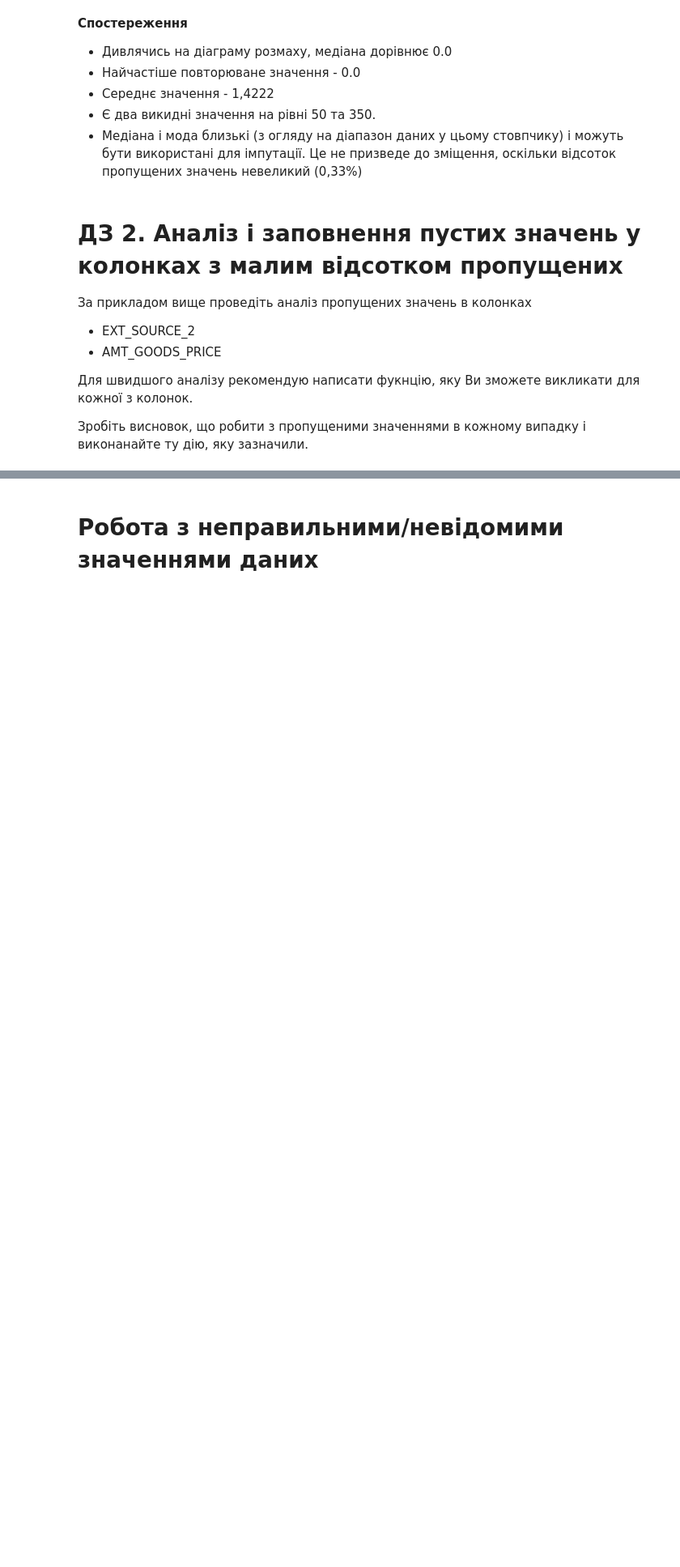
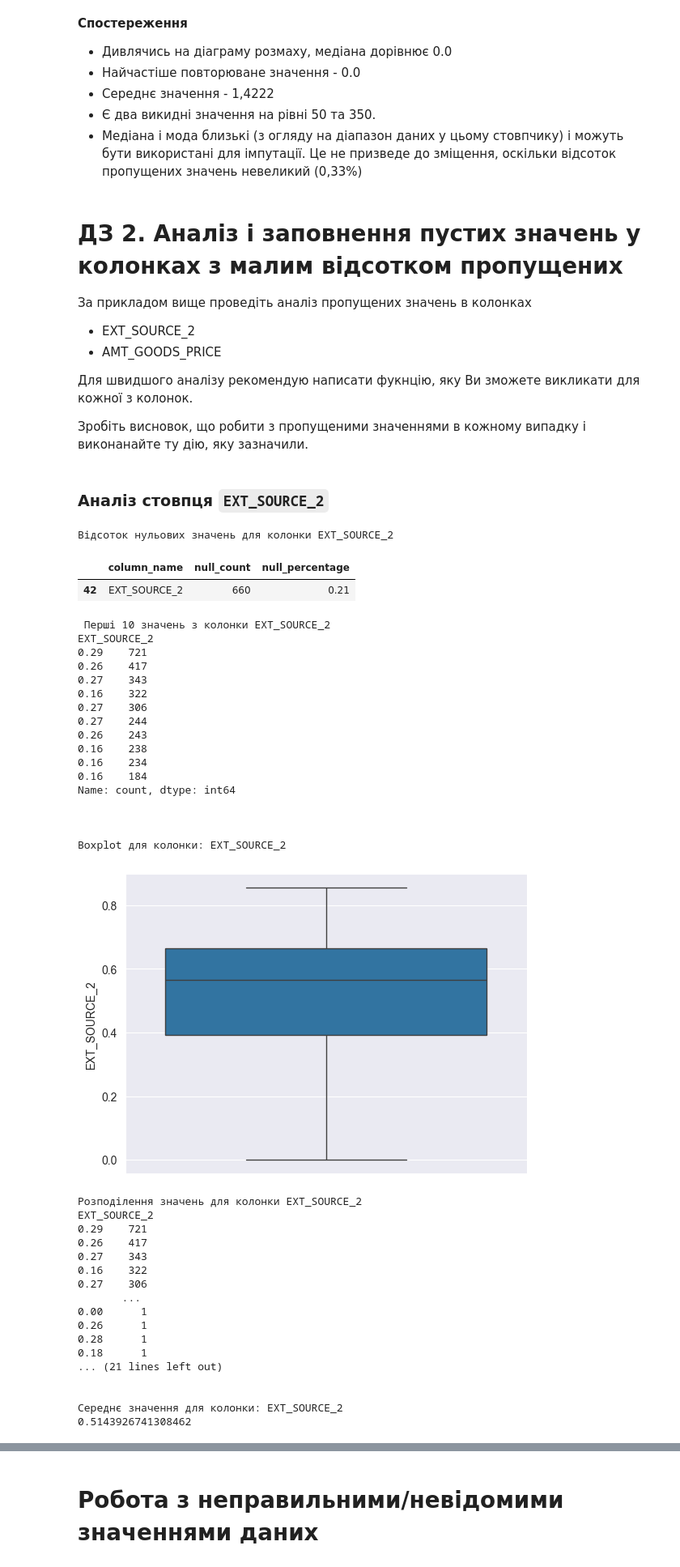
Before and after one commit to Reserford1991/data-loves-academy-machine-learning-for-people, a Jupyter notebook: Module-1-introduction-to-data-sciense/1.2-Exploratory-data-analysis/HW_1_2_Credit_EDA.ipynb, the cells around one changed output, grey strips where cells are left out. Shown at 81% size. Saved outputs shown, nothing was run; the diff lists cells and outputs as text; code cells hidden in the pictures; blank space fills up the shorter version.

```diff
--- a/Module-1-introduction-to-data-sciense/1.2-Exploratory-data-analysis/HW_1_2_Credit_EDA.ipynb
+++ b/Module-1-introduction-to-data-sciense/1.2-Exploratory-data-analysis/HW_1_2_Credit_EDA.ipynb
@@ -449,7 +742,7 @@ plt.show()
 - Ми також могли б імпутувати дані зі значенням `NA`, оскільки ця колонка є категоричною.
 - Аналогічно, якщо в колонці не вистачає менше 1% даних, ми можемо її опустити. Але якщо ми вилучимо всі дані в усіх стовпчиках, де пропущено <=1% даних, ми можемо вилучити занадто багато даних. Тому я здебільшого зберігаю дані настільки, наскільки це можливо.
 # %%
-df['NAME_TYPE_SUITE'].fillna('NA', inplace=True)
+df.fillna({'NAME_TYPE_SUITE': 'NA'}, inplace=True)
 # %% [markdown]
 ### Аналіз стовпця `OBS_30_CNT_SOCIAL_CIRCLE`
 # %%
@@ -479,7 +800,7 @@ df.OBS_30_CNT_SOCIAL_CIRCLE.mean()
 - Є два викидні значення на рівні 50 та 350.
 - Медіана і мода близькі (з огляду на діапазон даних у цьому стовпчику) і можуть бути використані для імпутації. Це не призведе до зміщення, оскільки відсоток пропущених значень невеликий (0,33%)
 # %%
-df['OBS_30_CNT_SOCIAL_CIRCLE'].fillna(df['OBS_30_CNT_SOCIAL_CIRCLE'].median(), inplace=True)
+df.fillna({'OBS_30_CNT_SOCIAL_CIRCLE': df['OBS_30_CNT_SOCIAL_CIRCLE'].median()}, inplace=True)
 # %% [markdown]
 # ДЗ 2. Аналіз і заповнення пустих значень у колонках з малим відсотком пропущених
 
@@ -492,0 +823,43 @@ df['OBS_30_CNT_SOCIAL_CIRCLE'].fillna(df['OBS_30_CNT_SOCIAL_CIRCLE'].median(), i
+# %% [markdown]
+### Аналіз стовпця `EXT_SOURCE_2`
+# %%
+show_column_data(df, null_df_under1, 'EXT_SOURCE_2')
+# %% [output]
+Відсоток нульових значень для колонки EXT_SOURCE_2
+|  | column_name | null_count | null_percentage |
+| 42 | EXT_SOURCE_2 | 660 | 0.21 |
+ Перші 10 значень з колонки EXT_SOURCE_2
+EXT_SOURCE_2
+0.29    721
+0.26    417
+0.27    343
+0.16    322
+0.27    306
+0.27    244
+0.26    243
+0.16    238
+0.16    234
+0.16    184
+Name: count, dtype: int64
+
+
+
+Boxplot для колонки: EXT_SOURCE_2
+[figure, added]
+Розподілення значень для колонки EXT_SOURCE_2
+EXT_SOURCE_2
+0.29    721
+0.26    417
+0.27    343
+0.16    322
+0.27    306
+       ...
+0.00      1
+0.26      1
+0.28      1
+0.18      1
+... (21 lines left out)
+
+
+Середнє значення для колонки: EXT_SOURCE_2
+0.5143926741308462
```
Also changed, not shown: parts of 103 cells of this notebook, 1 other file.
